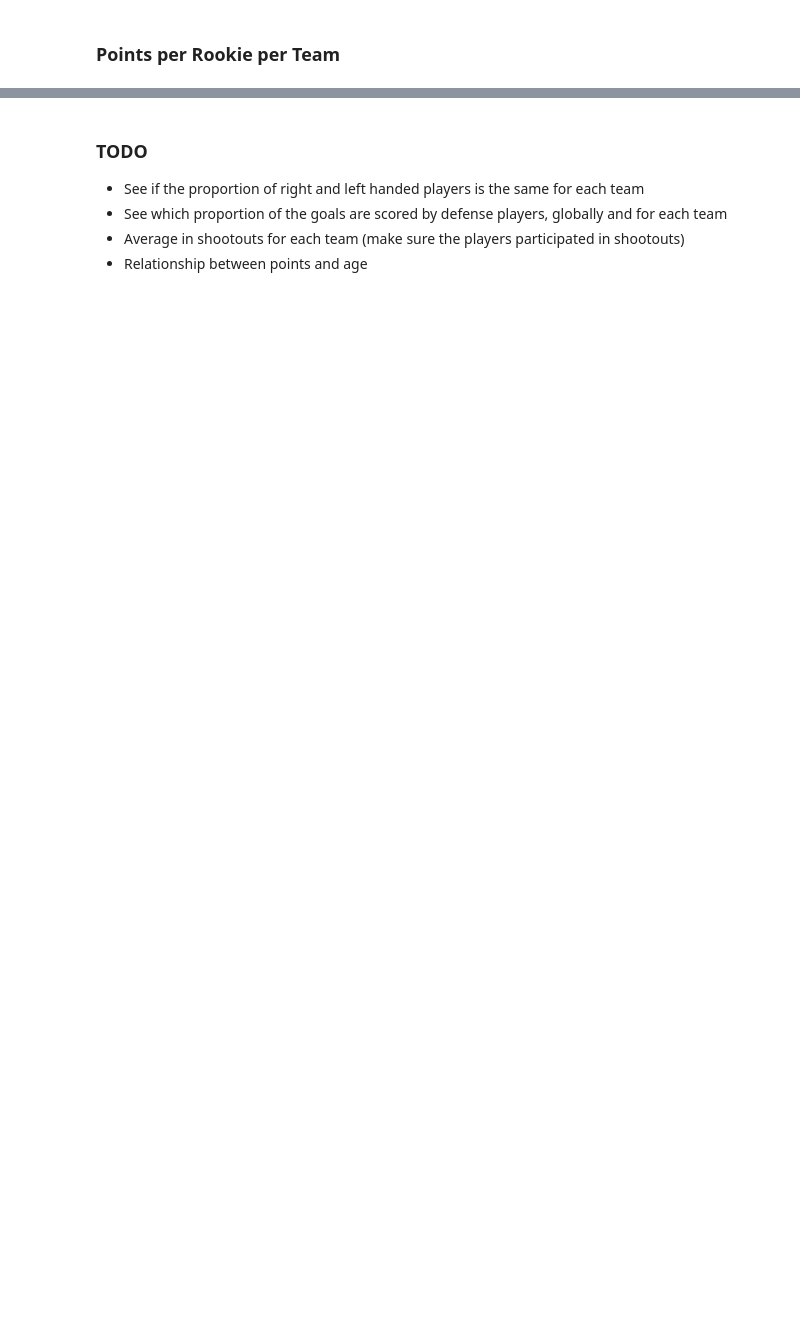
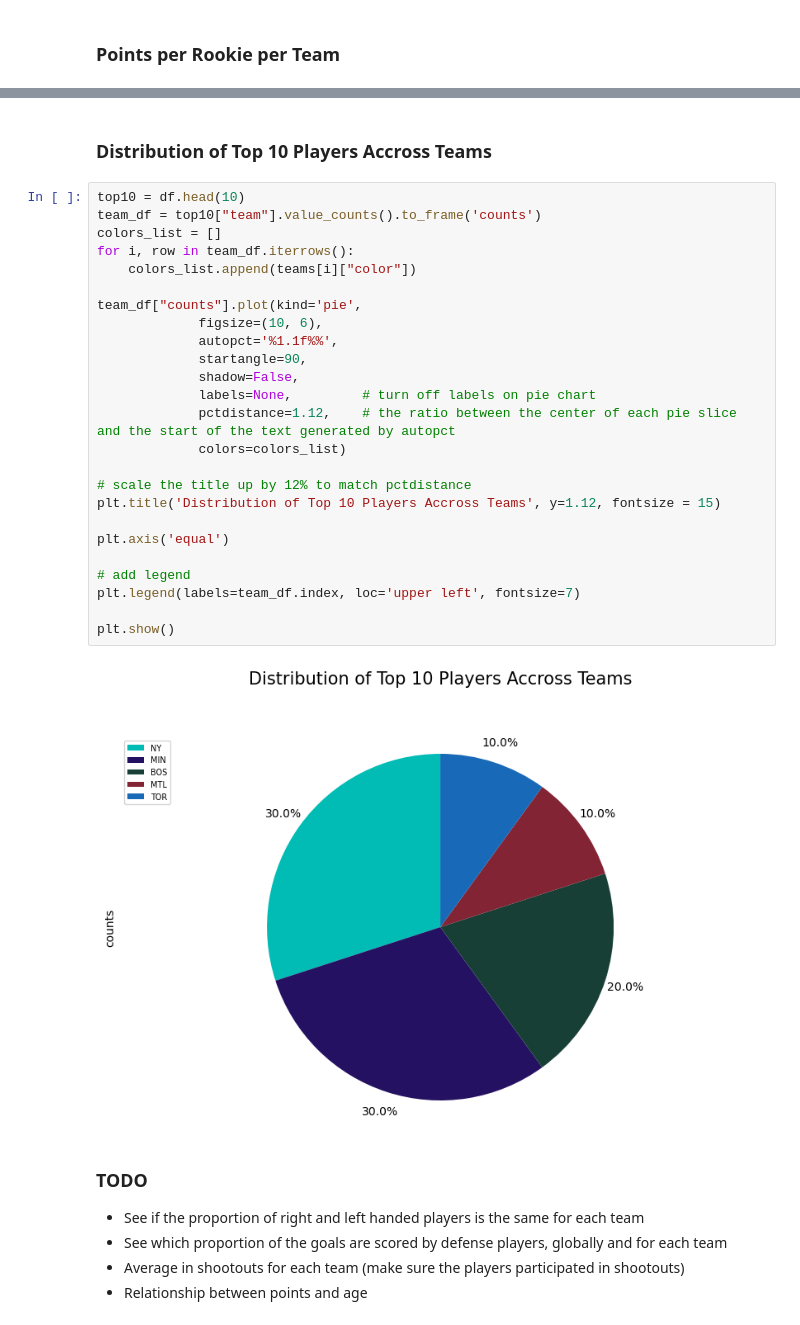
Before and after one commit to AGasconAfriat/pwhl_data-analysis, a Jupyter notebook: visualizations.ipynb, the cells around one changed output, grey strips where cells are left out. Cells and saved outputs as stored; diff of their text form; blank space fills up the shorter version.

```diff
--- a/visualizations.ipynb
+++ b/visualizations.ipynb
@@ -74,3 +90,32 @@ plt.show()
+# %% [markdown]
+### Distribution of Top 10 Players Accross Teams
+# %%
+top10 = df.head(10)
+team_df = top10["team"].value_counts().to_frame('counts')
+colors_list = []
+for i, row in team_df.iterrows():
+    colors_list.append(teams[i]["color"])
+
+team_df["counts"].plot(kind='pie',
+             figsize=(10, 6),
+             autopct='%1.1f%%',
+             startangle=90,
+             shadow=False,
+             labels=None,         # turn off labels on pie chart
+             pctdistance=1.12,    # the ratio between the center of each pie slice and the start of the text generated by autopct
+             colors=colors_list)
+
+# scale the title up by 12% to match pctdistance
+plt.title('Distribution of Top 10 Players Accross Teams', y=1.12, fontsize = 15)
+
+plt.axis('equal')
+
+# add legend
+plt.legend(labels=team_df.index, loc='upper left', fontsize=7)
+
+plt.show()
+# %% [output]
+[figure, added]
 # %% [markdown]
 ### TODO
 
```
Also changed, not shown: parts of 8 cells of this notebook.
